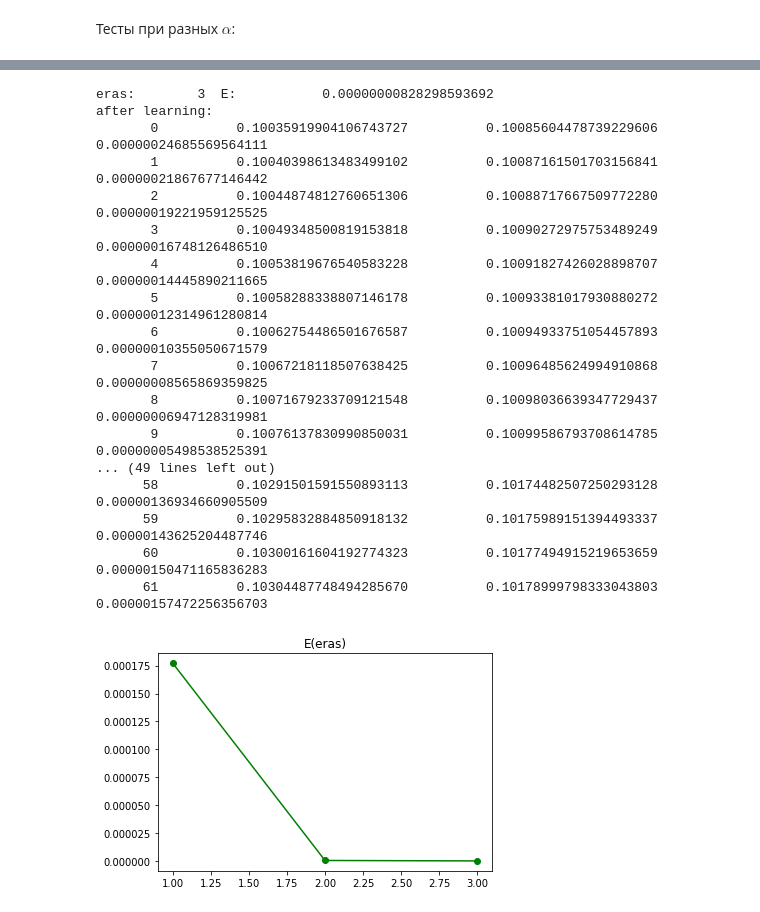
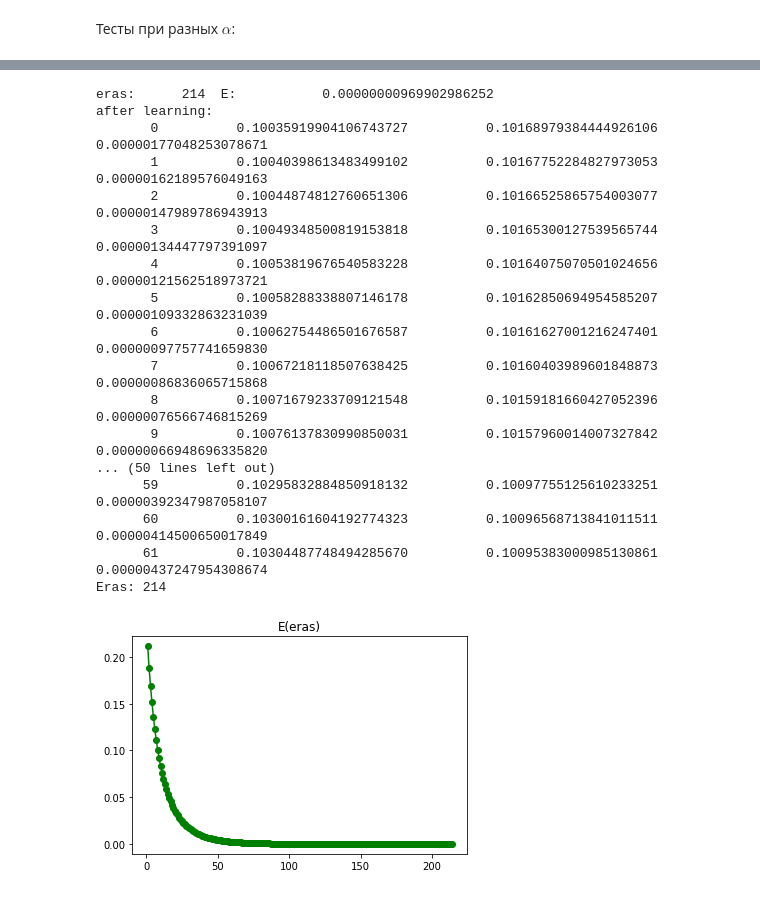
Before and after one commit to kroschenko/miapr_po4_2020, a Jupyter notebook: reports/Galanin/3/rep/main.ipynb, the cells around one changed output, grey strips where cells are left out. Cells and saved outputs as stored; diff of their text form; code cells hidden in the pictures.

```diff
--- a/reports/Galanin/3/rep/main.ipynb
+++ b/reports/Galanin/3/rep/main.ipynb
@@ -139,10 +145,4 @@ $E = {1 \over 2} \sum(y_j - e)^2$
 # %%
-import numpy
-from math import sin
-from math import cos
-import random
-import matplotlib.pyplot
-
 # Функция принимает параметры:
 # m1 - number neurons for learning
 # m2 - number neurons for test
@@ -155,8 +155,9 @@ import matplotlib.pyplot
 # hiddens - number neurons
 # outputs - number neurons
 # Ee - desired squared error
-# alpha - learning rate
-def lab(m1, m2, a, b, c, d, step, inputs, hiddens, outputs, Ee, alpha):
+# alpha_ki - learning rate (inputs - hiddens)
+# alpha_ij - learning rate (hiddens - outputs)
+def lab3(m1, m2, a, b, c, d, step, inputs, hiddens, outputs, Ee, alpha_ki, alpha_ij):
     # Функция возвращает массив с эталонными значениями
     def get_etalons(n):
         etalons = numpy.zeros(n)
@@ -233,22 +234,22 @@ def lab(m1, m2, a, b, c, d, step, inputs, hiddens, outputs, Ee, alpha):
             # wij = wij - alpha * jj * dFj * yi
             for i in range(hiddens):
                 for j in range(outputs):
-                    weights_ij[i][j] -= alpha * j_j[j] * dF_j * y_j[j]
+                    weights_ij[i][j] -= alpha_ij * j_j[j] * dF_j * y_j[j]
             #print(weights_ij)
             # Tj = Tj + alpha * jj * dFj
             for j in range(outputs):
-                tresholds_j += alpha * j_j[j] * dF_j
+                tresholds_j += alpha_ij * j_j[j] * dF_j
             #print(tresholds_j)
             # wki = wki - alpha * ji * dFi * yi
             for k in range(inputs):
                 for i in range(hiddens):
                     dFi = y_i[i] * (1 - y_i[i]) # derivative sigmoid func
-                    weights_ki[k][i] -= alpha * j_i[i] * dFi * y_i[i]
+                    weights_ki[k][i] -= alpha_ki * j_i[i] * dFi * y_i[i]
             #print(weights_ki)
             # Ti = Ti + alpha * ji * dFi
             for i in range(hiddens):
                 dFi = y_i[i] * (1 - y_i[i]) # derivative sigmoid func
-                tresholds_i += alpha * j_i[i] * dFi
+                tresholds_i += alpha_ki * j_i[i] * dFi
             #print(tresholds_i)
         E = 0
         for j in range(outputs):
@@ -309,6 +310,8 @@ def lab(m1, m2, a, b, c, d, step, inputs, hiddens, outputs, Ee, alpha):
             (etalons[q + m1 + inputs] - y_j) ** 2)
         )
 
+    print('Eras: %d' % eras)
+
     matplotlib.pyplot.show()
 # %% [markdown]
 Тесты при разных $\alpha$:
@@ -383,35 +1002,37 @@ after learning:
 # %%
-lab(
+random.seed(2)
+lab3(
     30,     # m1 - number neurons for learning
     40,     # m2 - number neurons for test
     0.1,    # a - parametr for etalon function
     0.5,    # b - parametr for etalon function
     0.09,   # c - parametr for etalon function
     0.5,    # d - parametr for etalon function
-    0.001,   # step - parametr for etalon function
+    0.001,  # step - parametr for etalon function
     8,      # inputs - number neurons
     3,      # hiddens - number neurons
     1,      # outputs - number neurons
     1e-8,   # Ee - desired squared error
-    0.1    # alpha - learning rate
+    0.009,    # alpha_ki - learning rate (inputs - hiddens)
+    0.001   # alpha_ij - learning rate (hiddens - outputs)
 )
 # %% [output]
-eras:        3  E:           0.00000000828298593692
+eras:      214  E:           0.00000000969902986252
 after learning:
-       0          0.10035919904106743727          0.10085604478739229606          0.00000024685569564111
-       1          0.10040398613483499102          0.10087161501703156841          0.00000021867677146442
-       2          0.10044874812760651306          0.10088717667509772280          0.00000019221959125525
-       3          0.10049348500819153818          0.10090272975753489249          0.00000016748126486510
-       4          0.10053819676540583228          0.10091827426028898707          0.00000014445890211665
-       5          0.10058288338807146178          0.10093381017930880272          0.00000012314961280814
-       6          0.10062754486501676587          0.10094933751054457893          0.00000010355050671579
-       7          0.10067218118507638425          0.10096485624994910868          0.00000008565869359825
-       8          0.10071679233709121548          0.10098036639347729437          0.00000006947128319981
-       9          0.10076137830990850031          0.10099586793708614785          0.00000005498538525391
-... (49 lines left out)
-      58          0.10291501591550893113          0.10174482507250293128          0.00000136934660905509
-      59          0.10295832884850918132          0.10175989151394493337          0.00000143625204487746
-      60          0.10300161604192774323          0.10177494915219653659          0.00000150471165836283
-      61          0.10304487748494285670          0.10178999798333043803          0.00000157472256356703
+       0          0.10035919904106743727          0.10168979384444926106          0.00000177048253078671
+       1          0.10040398613483499102          0.10167752284827973053          0.00000162189576049163
+       2          0.10044874812760651306          0.10166525865754003077          0.00000147989786943913
+       3          0.10049348500819153818          0.10165300127539565744          0.00000134447797391097
+       4          0.10053819676540583228          0.10164075070501024656          0.00000121562518973721
+       5          0.10058288338807146178          0.10162850694954585207          0.00000109332863231039
+       6          0.10062754486501676587          0.10161627001216247401          0.00000097757741659830
+       7          0.10067218118507638425          0.10160403989601848873          0.00000086836065715868
+       8          0.10071679233709121548          0.10159181660427052396          0.00000076566746815269
+       9          0.10076137830990850031          0.10157960014007327842          0.00000066948696335820
+... (50 lines left out)
+      59          0.10295832884850918132          0.10097755125610233251          0.00000392347987058107
+      60          0.10300161604192774323          0.10096568713841011511          0.00000414500650017849
+      61          0.10304487748494285670          0.10095383000985130861          0.00000437247954308674
+Eras: 214
-[figure, old version]
+[figure, new version]
 # %%
```
Also changed, not shown: parts of 28 cells of this notebook, 1 other file.
